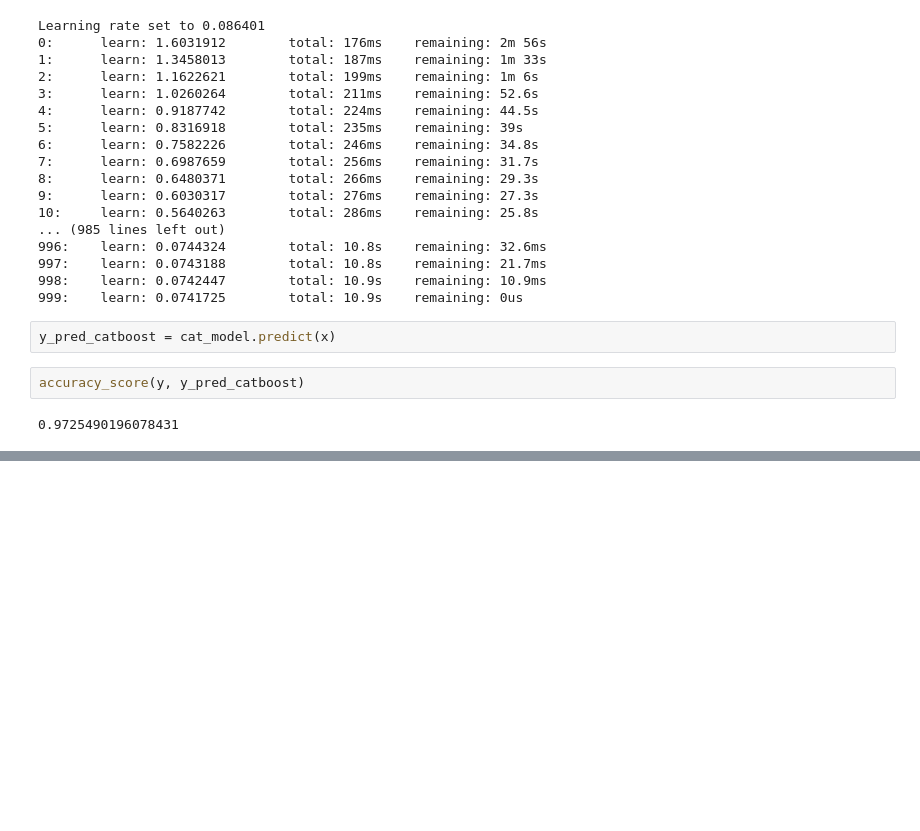
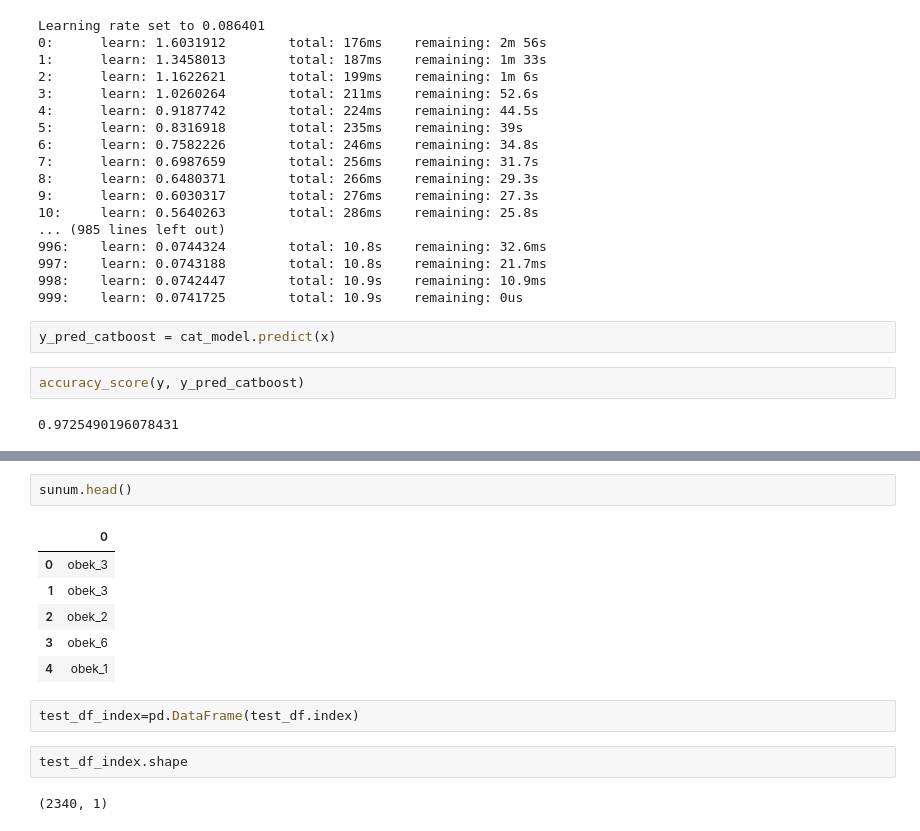
Before and after one commit to lte03/DATATHON2023, a Jupyter notebook: clasification.ipynb, the cells around one changed output, grey strips where cells are left out. Drawn from its saved outputs; the diff is of its cells as text; blank space fills up the shorter version.

```diff
--- a/clasification.ipynb
+++ b/clasification.ipynb
@@ -571,0 +595,15 @@ test_pred_cat=cat_model.predict(x)
+# %%
+sunum.head()
+# %% [output]
+|  | 0 |
+| 0 | obek_3 |
+| 1 | obek_3 |
+| 2 | obek_2 |
+| 3 | obek_6 |
+| 4 | obek_1 |
+# %%
+test_df_index=pd.DataFrame(test_df.index)
+# %%
+test_df_index.shape
+# %% [output]
+(2340, 1)
```
Also changed, not shown: parts of 9 cells of this notebook, 1 other file.
